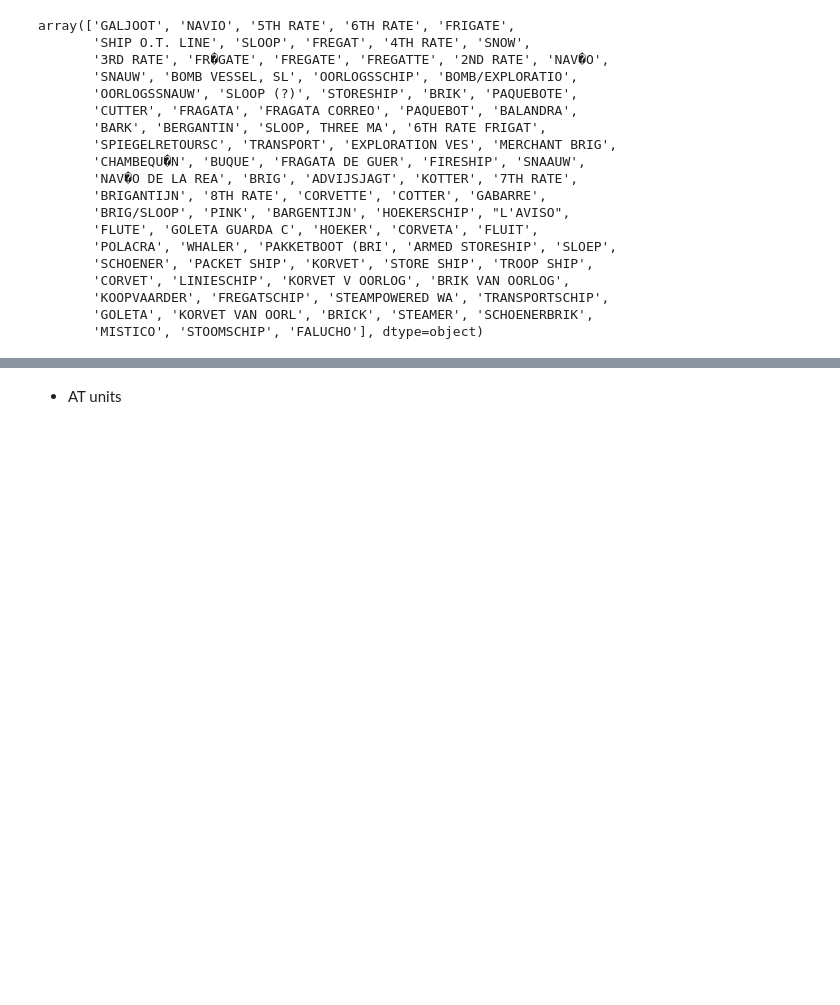
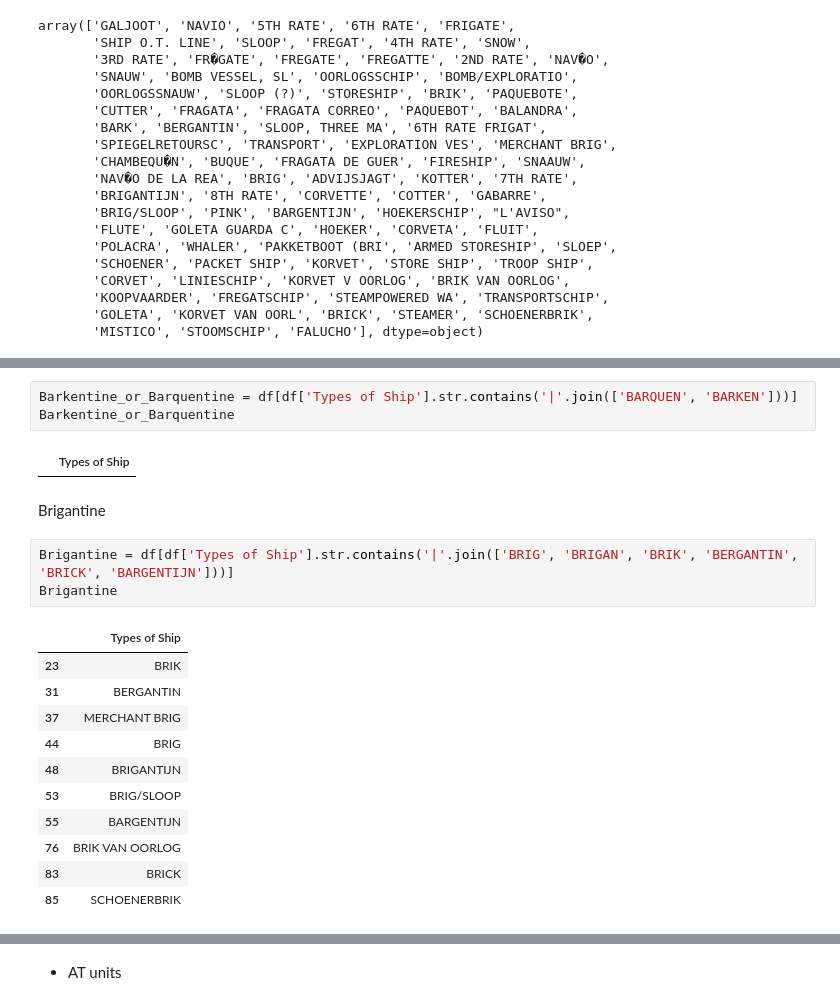
Before and after one commit to glamod/mdf_reader, a Jupyter notebook: docs/notebooks/CLIWOC_missing_code_tables.ipynb, the cells around one changed output, grey strips where cells are left out. Drawn from its saved outputs; the diff is of its cells as text; blank space fills up the shorter version.

```diff
--- a/docs/notebooks/CLIWOC_missing_code_tables.ipynb
+++ b/docs/notebooks/CLIWOC_missing_code_tables.ipynb
@@ -181,0 +195,22 @@ FALUCHO
+# %%
+Barkentine_or_Barquentine = df[df['Types of Ship'].str.contains('|'.join(['BARQUEN', 'BARKEN']))]
+Barkentine_or_Barquentine
+# %% [output]
+|  | Types of Ship |
+# %% [markdown]
+Brigantine
+# %%
+Brigantine = df[df['Types of Ship'].str.contains('|'.join(['BRIG', 'BRIGAN', 'BRIK', 'BERGANTIN', 'BRICK', 'BARGENTIJN']))]
+Brigantine
+# %% [output]
+|  | Types of Ship |
+| 23 | BRIK |
+| 31 | BERGANTIN |
+| 37 | MERCHANT BRIG |
+| 44 | BRIG |
+| 48 | BRIGANTIJN |
+| 53 | BRIG/SLOOP |
+| 55 | BARGENTIJN |
+| 76 | BRIK VAN OORLOG |
+| 83 | BRICK |
+| 85 | SCHOENERBRIK |
```
Also changed, not shown: parts of 33 cells of this notebook.
